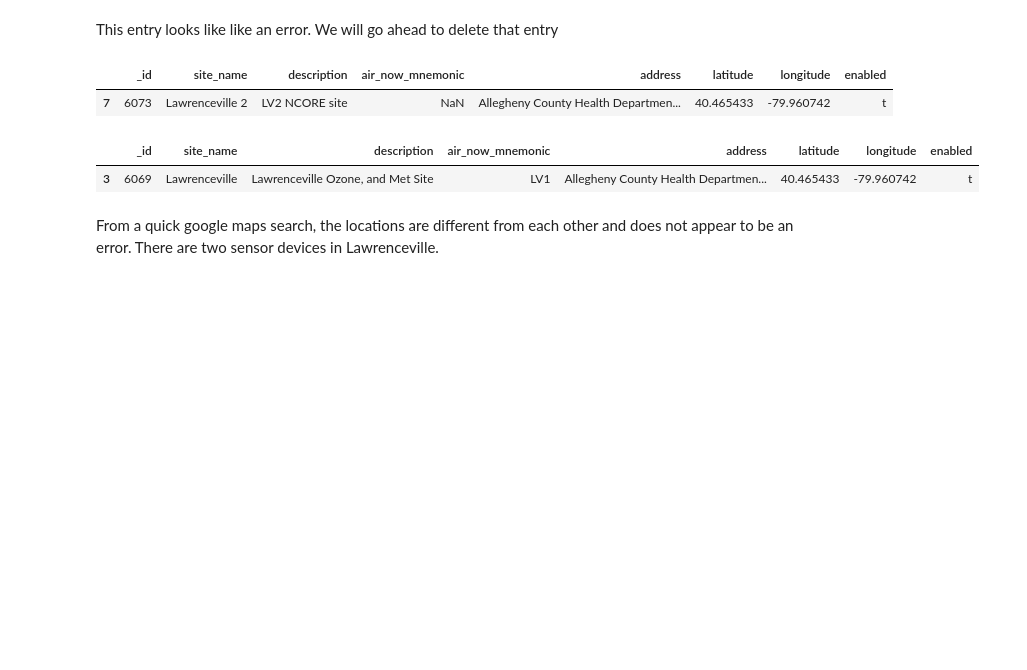
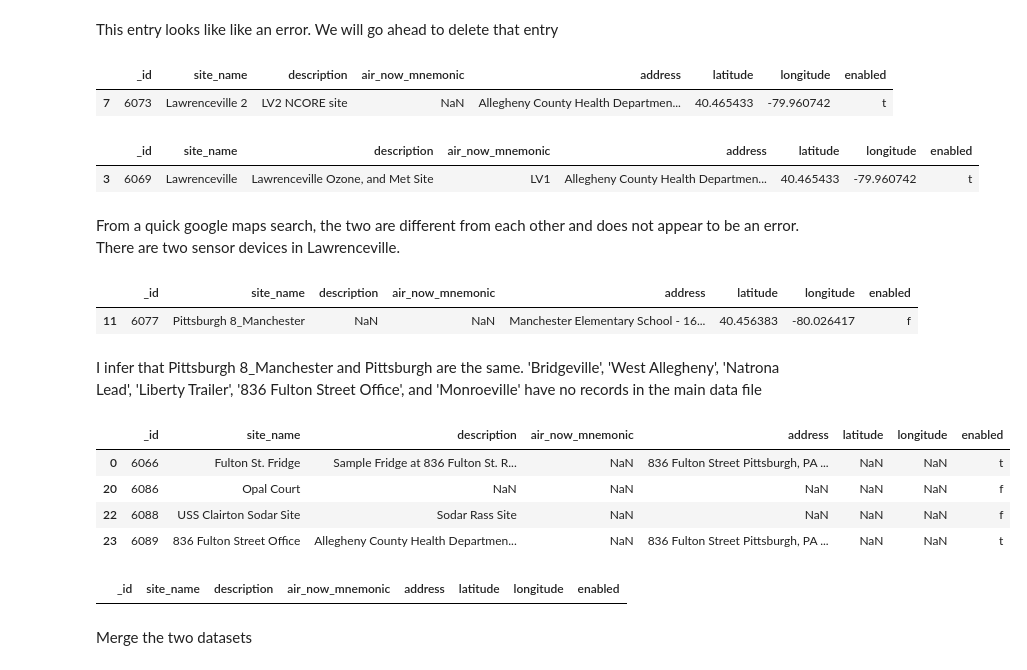
Before and after one commit to niikpakpobrown/90803-Air-Quality-Project, a Jupyter notebook: initial_work/data_cleaning.ipynb, the cells around one changed output. Saved outputs shown, nothing was run; the diff lists cells and outputs as text; code cells hidden in the pictures; blank space fills up the shorter version.

```diff
--- a/initial_work/data_cleaning.ipynb
+++ b/initial_work/data_cleaning.ipynb
@@ -268,5 +253,5 @@ site_df[site_df['site_name'] == 'Lawrenceville']
 |  | _id | site_name | description | air_now_mnemonic | address | latitude | longitude | enabled |
 | 3 | 6069 | Lawrenceville | Lawrenceville Ozone, and Met Site | LV1 | Allegheny County Health Departmen... | 40.465433 | -79.960742 | t |
 # %% [markdown]
-From a quick google maps search, the locations are different from each other and does not appear to be an error.
+From a quick google maps search, the two are different from each other and does not appear to be an error.
 There are two sensor devices in Lawrenceville.
@@ -277,0 +258,23 @@ df['site'] = df['site'].astype('category')
+# %%
+# Get the Pitsburgh site in the site_df
+site_df[site_df['site_name'] == 'Pittsburgh 8_Manchester']
+# %% [output]
+|  | _id | site_name | description | air_now_mnemonic | address | latitude | longitude | enabled |
+| 11 | 6077 | Pittsburgh 8_Manchester | NaN | NaN | Manchester Elementary School - 16... | 40.456383 | -80.026417 | f |
+# %% [markdown]
+I infer that Pittsburgh 8_Manchester and Pittsburgh are the same.
+'Bridgeville', 'West Allegheny', 'Natrona Lead', 'Liberty Trailer', '836 Fulton Street Office', and 'Monroeville' have no records in the main data file
+# %%
+# convert the site Pittsburgh 8_Manchester in the site_df to Pittsburgh
+site_df['site_name'] = site_df['site_name'].replace('Pittsburgh 8_Manchester', 'Pittsburgh')
+# %%
+# find the locations in the site_df that are missing latitude and longitude
+missing_lat_long_2 = site_df[site_df['latitude'].isnull() | site_df['longitude'].isnull()]
+# print some of the missing lat long
+missing_lat_long_2
+# %% [output]
+|  | _id | site_name | description | air_now_mnemonic | address | latitude | longitude | enabled |
+| 0 | 6066 | Fulton St. Fridge | Sample Fridge at 836 Fulton St. R... | NaN | 836 Fulton Street Pittsburgh, PA ... | NaN | NaN | t |
+| 20 | 6086 | Opal Court | NaN | NaN | NaN | NaN | NaN | f |
+| 22 | 6088 | USS Clairton Sodar Site | Sodar Rass Site | NaN | NaN | NaN | NaN | f |
+| 23 | 6089 | 836 Fulton Street Office | Allegheny County Health Departmen... | NaN | 836 Fulton Street Pittsburgh, PA ... | NaN | NaN | t |
@@ -277,0 +295,8 @@ df['site'] = df['site'].astype('category')
+# %%
+# view the site_df again
+missing_lat_long_2 = site_df[site_df['latitude'].isnull() | site_df['longitude'].isnull()]
+missing_lat_long_2
+# %% [output]
+|  | _id | site_name | description | air_now_mnemonic | address | latitude | longitude | enabled |
+# %% [markdown]
+Merge the two datasets
```
Also changed, not shown: parts of 33 cells of this notebook, 1 other file.
